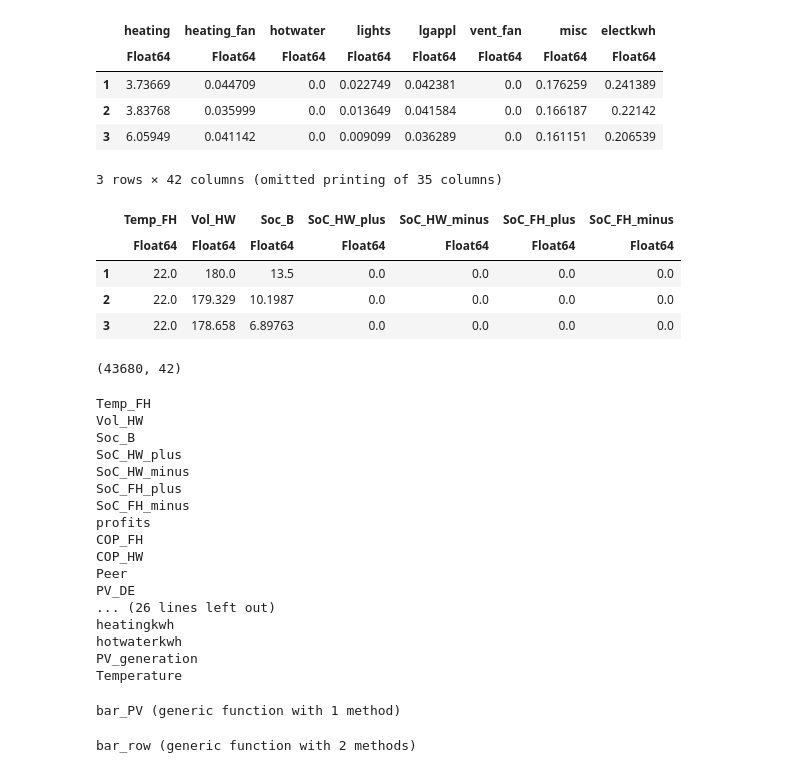
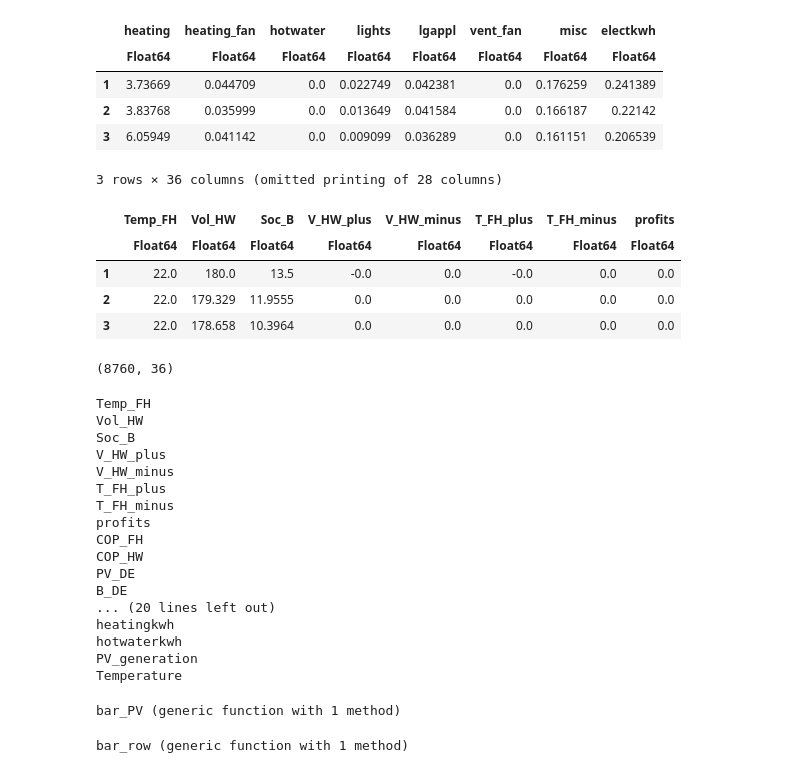
Before and after one commit to lilanger/SHEMS, a Jupyter notebook: single_building/SHEMS_visualization_Interactive_julia.ipynb, the cells around one changed output. Cells and saved outputs as stored; diff of their text form; code cells hidden in the pictures.

```diff
--- a/single_building/SHEMS_visualization_Interactive_julia.ipynb
+++ b/single_building/SHEMS_visualization_Interactive_julia.ipynb
@@ -18,5 +14,5 @@ costfactor=1.0;
 # %%
 Input_df = CSV.read("data/200124_datafile_all_details_right_timestamp.csv");
 # %%
-Flow_df = CSV.read("results/$(date)_results_$(h_predict)_$(h_control)_
-    $(h_start)-$(h_end)_$(objective)_$(case)_$(costfactor).csv");
+Flow_df = CSV.read("results/results_$(h_predict)_$(h_control)_$(h_start)"*
+    "-$(h_end)_$(objective)_$(case)_$(costfactor).csv");
@@ -43,35 +36,36 @@ first(Input_df, 3)
 | 3 | 6.05949 | 0.041142 | 0.0 | 0.009099 | 0.036289 | 0.0 | 0.161151 | 0.206539 |
 # %%
 # merge on data stamp
-Data_df = join(Flow_df, Input_df, on=[:month, :day, :hour], kind=:left);
+Data_df = leftjoin(Flow_df, Input_df, on=[:month, :day, :hour], makeunique=false,
+    indicator=nothing, validate=(false, false));
 first(Data_df,3)
 # %% [output]
-3 rows × 42 columns (omitted printing of 35 columns)
+3 rows × 36 columns (omitted printing of 28 columns)
-|  | Temp_FH | Vol_HW | Soc_B | SoC_HW_plus | SoC_HW_minus | SoC_FH_plus | SoC_FH_minus |
-|  | Float64 | Float64 | Float64 | Float64 | Float64 | Float64 | Float64 |
-| 1 | 22.0 | 180.0 | 13.5 | 0.0 | 0.0 | 0.0 | 0.0 |
-| 2 | 22.0 | 179.329 | 10.1987 | 0.0 | 0.0 | 0.0 | 0.0 |
-| 3 | 22.0 | 178.658 | 6.89763 | 0.0 | 0.0 | 0.0 | 0.0 |
+|  | Temp_FH | Vol_HW | Soc_B | V_HW_plus | V_HW_minus | T_FH_plus | T_FH_minus | profits |
+|  | Float64 | Float64 | Float64 | Float64 | Float64 | Float64 | Float64 | Float64 |
+| 1 | 22.0 | 180.0 | 13.5 | -0.0 | 0.0 | -0.0 | 0.0 | 0.0 |
+| 2 | 22.0 | 179.329 | 11.9555 | 0.0 | 0.0 | 0.0 | 0.0 | 0.0 |
+| 3 | 22.0 | 178.658 | 10.3964 | 0.0 | 0.0 | 0.0 | 0.0 | 0.0 |
 # %%
 size(Data_df)
 # %% [output]
-(43680, 42)
+(8760, 36)
 # %%
 println.(names(Data_df));
 # %% [output]
 Temp_FH
 Vol_HW
 Soc_B
-SoC_HW_plus
-SoC_HW_minus
-SoC_FH_plus
-SoC_FH_minus
+V_HW_plus
+V_HW_minus
+T_FH_plus
+T_FH_minus
 profits
 COP_FH
 COP_HW
-Peer
 PV_DE
-... (26 lines left out)
+B_DE
+... (20 lines left out)
 heatingkwh
 hotwaterkwh
 PV_generation
@@ -101,8 +92,8 @@ end
 # %% [output]
 bar_PV (generic function with 1 method)
 # %%
-function bar_row(plotfunction, Data_df, date, peer, length)
-    plot([plotfunction(Data_df, (day+i-1), month, peer) for i in 1:length]..., layout=(1,length), size=(300*length,200));
+function bar_row(plotfunction, Data_df, date, length)
+    plot([plotfunction(Data_df, (date+Day(i-1))) for i in 1:length]..., layout=(1,length), size=(300*length,200));
 end
 # %% [output]
-bar_row (generic function with 2 methods)
+bar_row (generic function with 1 method)
```
Also changed, not shown: parts of 15 cells of this notebook, 2 other files.
